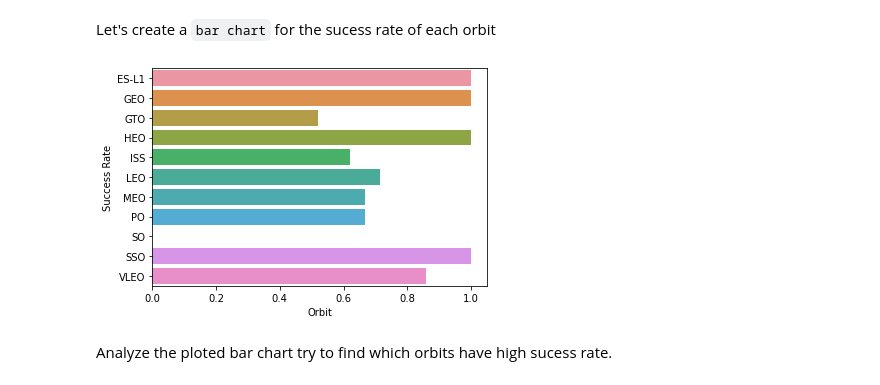
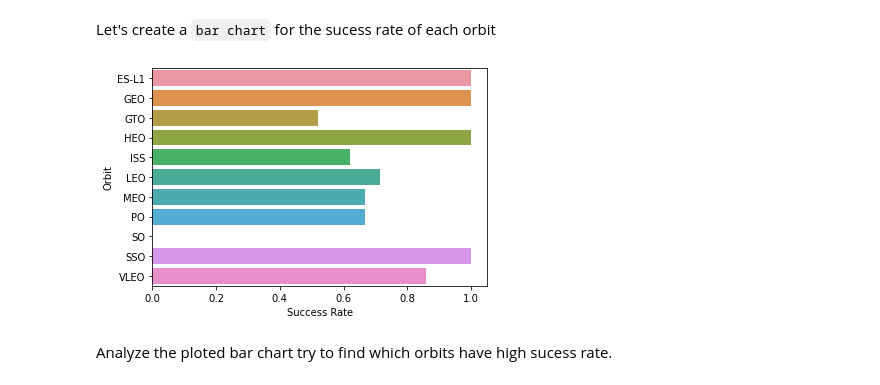
Before and after one commit to 1stcyc/DataScienceCapstone, a Jupyter notebook: Week 2B - EDA with Visualization Lab.ipynb, the cells around one changed output. Saved outputs shown, nothing was run; the diff lists cells and outputs as text; code cells hidden in the pictures.

```diff
--- a/Week 2B - EDA with Visualization Lab.ipynb
+++ b/Week 2B - EDA with Visualization Lab.ipynb
@@ -112,12 +112,12 @@ Let's create a `bar chart` for the sucess rate of each orbit
 # %%
 # HINT use groupby method on Orbit column and get the mean of Class column
 dfo = df.groupby(['Orbit'])['Class'].mean().reset_index()
 sns.barplot(data=dfo, x="Class", y="Orbit")
-plt.xlabel('Orbit')
-plt.ylabel('Success Rate')
+plt.xlabel('Success Rate')
+plt.ylabel('Orbit')
 plt.show()
 # %% [output]
-[figure, old version]
+[figure, new version]
 # %% [markdown]
 Analyze the ploted bar chart try to find which orbits have high sucess rate.
 # %% [markdown]
```
Also changed, not shown: parts of 2 cells of this notebook.
